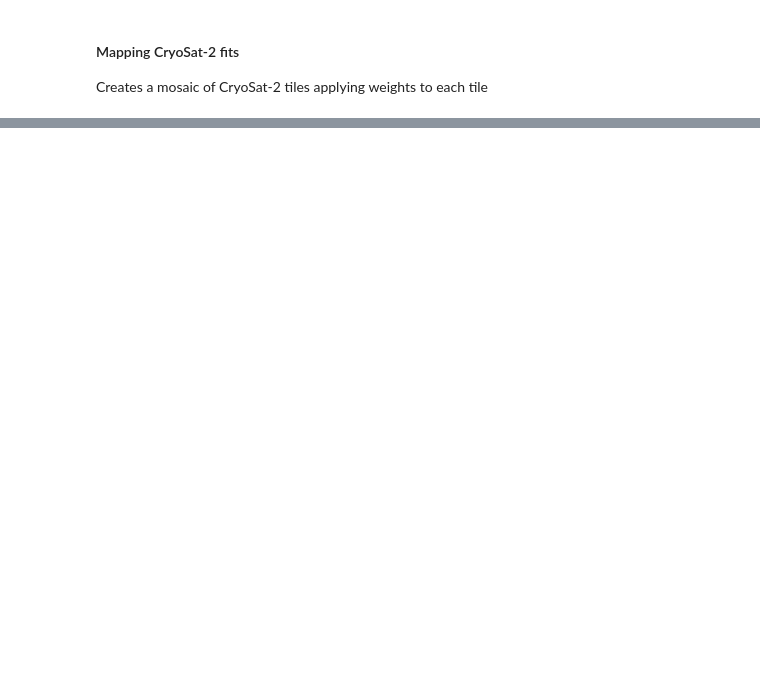
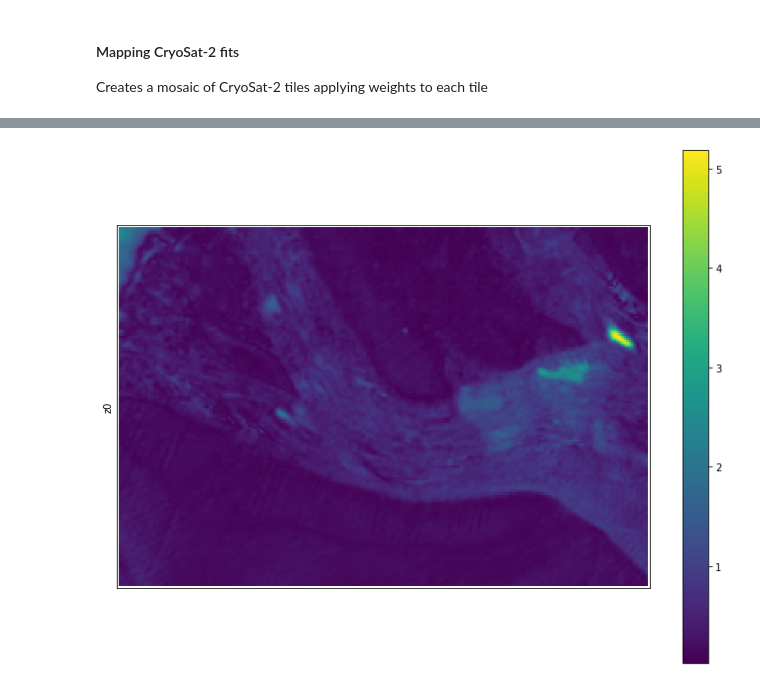
Before and after one commit to SmithB/pointCollection, a Jupyter notebook: map_CS2_fit.ipynb, the cells around one changed output, grey strips where cells are left out. Saved outputs shown, nothing was run; the diff lists cells and outputs as text; code cells hidden in the pictures; blank space fills up the shorter version.

```diff
--- a/map_CS2_fit.ipynb
+++ b/map_CS2_fit.ipynb
@@ -87,0 +182,21 @@ plt.show()
+# %%
+
+fig, hax = plt.subplots(num=1, figsize=(11,8))
+
+
+# show mosaic image of elevation
+him=hax.imshow(np.std(mosaic.data[:,:,1:-2], axis=2), extent=mosaic.extent,  origin='lower');
+plt.colorbar(him)
+# set x and y labels
+hax.set_ylabel('z0')
+hax.set_xticks([])
+hax.set_yticks([])
+
+hax.set_xlim(mosaic.extent[0:2])#+np.array([-5e4, 5e4]))
+hax.set_ylim(mosaic.extent[2:4])#+np.array([-5e4, 5e4]))
+
+fig.subplots_adjust(left=0.1, right=0.95, bottom=0.05, top=0.95, hspace=0.05, wspace=0.1)
+# plot the last box in red to show the structure of the mosaic
+plt.show()
+# %% [output]
+[figure, added]
```
Also changed, not shown: parts of 4 cells of this notebook, 2 other files.
